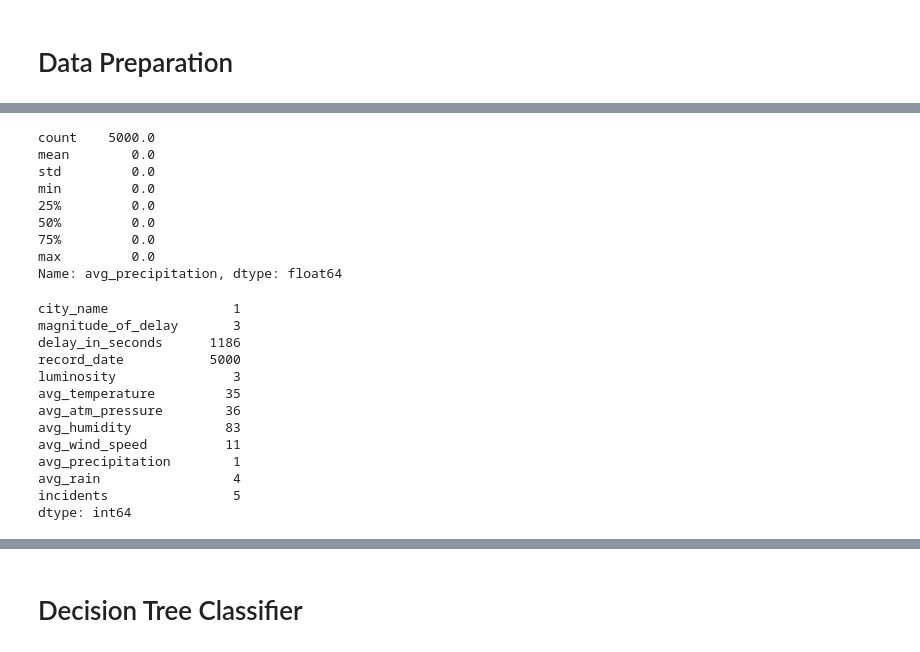
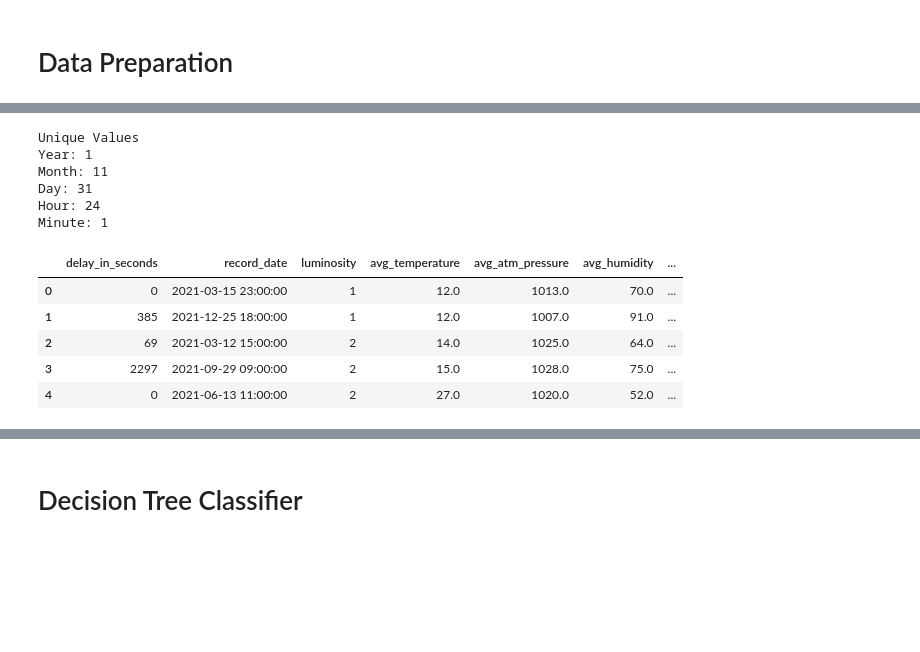
Before and after one commit to joanaaVO/Projeto-DAA, a Jupyter notebook: src/incidents_db.ipynb, the cells around one changed output, grey strips where cells are left out. Cells and saved outputs as stored; diff of their text form; code cells hidden in the pictures; blank space fills up the shorter version.

```diff
--- a/src/incidents_db.ipynb
+++ b/src/incidents_db.ipynb
@@ -341,28 +359,30 @@ memory usage: 468.9+ KB
-# %%
-db['avg_precipitation'].describe()
-# %% [output]
-count    5000.0
-mean        0.0
-std         0.0
-min         0.0
-25%         0.0
-50%         0.0
-75%         0.0
-max         0.0
-Name: avg_precipitation, dtype: float64
+# %%
+# Unique values
+print("Unique Values")
+print("Year: " + str(db['year'].nunique()))
+print("Month: " + str(db['month'].nunique()))
+print("Day: " + str(db['day'].nunique()))
+print("Hour: " + str(db['hour'].nunique()))
+print("Minute: " + str(db['minute'].nunique()))
+# %% [output]
+Unique Values
+Year: 1
+Month: 11
+Day: 31
+Hour: 24
+Minute: 1
+# %%
+#Ano e minuto só têm 1 valor, logo vamos retirar esses parâmetros
+db.drop('year',axis=1,inplace=True)
+db.drop('minute',axis=1,inplace=True)
+#db.drop('record_date',axis=1,inplace=True)
+db.dropna(inplace=True)
 # %%
-db.nunique()
+db.head()
 # %% [output]
-city_name                1
-magnitude_of_delay       3
-delay_in_seconds      1186
-record_date           5000
-luminosity               3
-avg_temperature         35
-avg_atm_pressure        36
-avg_humidity            83
-avg_wind_speed          11
-avg_precipitation        1
-avg_rain                 4
-incidents                5
-dtype: int64
+|  | delay_in_seconds | record_date | luminosity | avg_temperature | avg_atm_pressure | avg_humidity | ... |
+| 0 | 0 | 2021-03-15 23:00:00 | 1 | 12.0 | 1013.0 | 70.0 | ... |
+| 1 | 385 | 2021-12-25 18:00:00 | 1 | 12.0 | 1007.0 | 91.0 | ... |
+| 2 | 69 | 2021-03-12 15:00:00 | 2 | 14.0 | 1025.0 | 64.0 | ... |
+| 3 | 2297 | 2021-09-29 09:00:00 | 2 | 15.0 | 1028.0 | 75.0 | ... |
+| 4 | 0 | 2021-06-13 11:00:00 | 2 | 27.0 | 1020.0 | 52.0 | ... |
```
Also changed, not shown: parts of 66 cells of this notebook.
